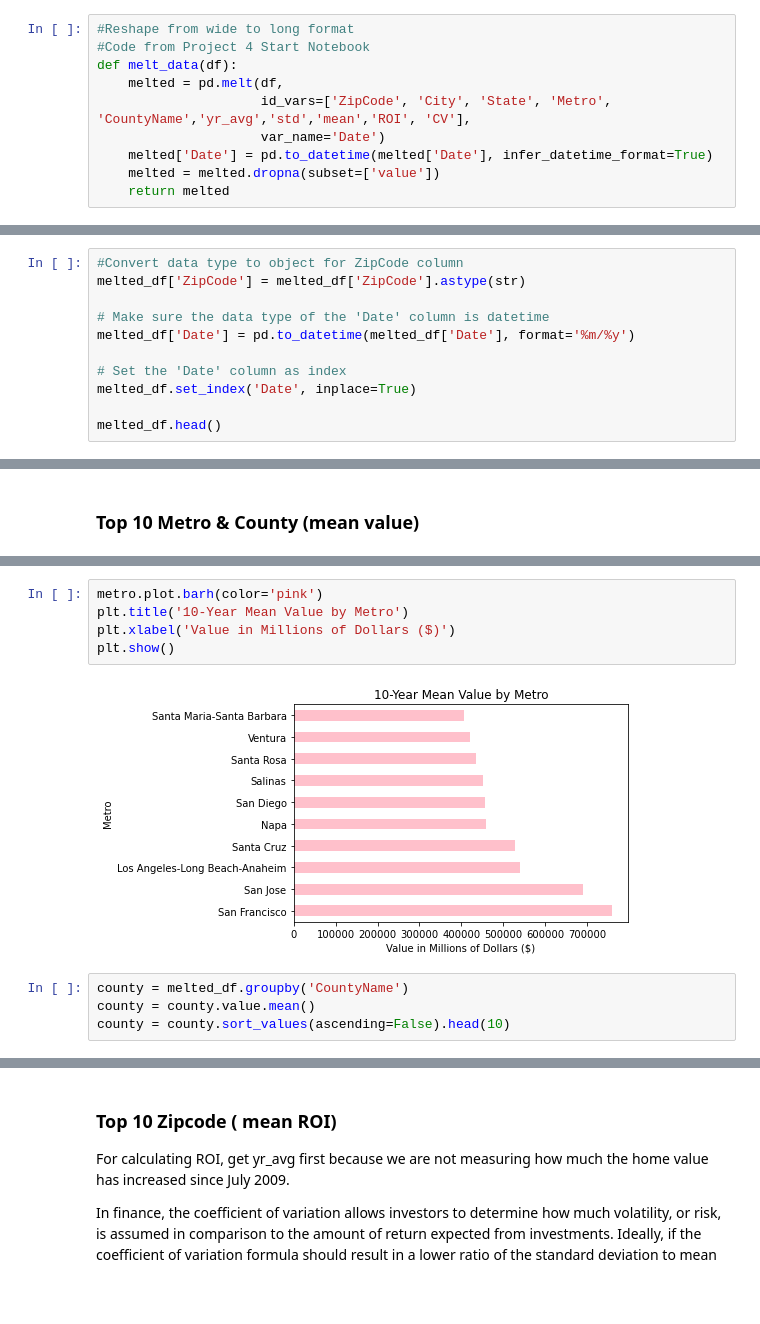
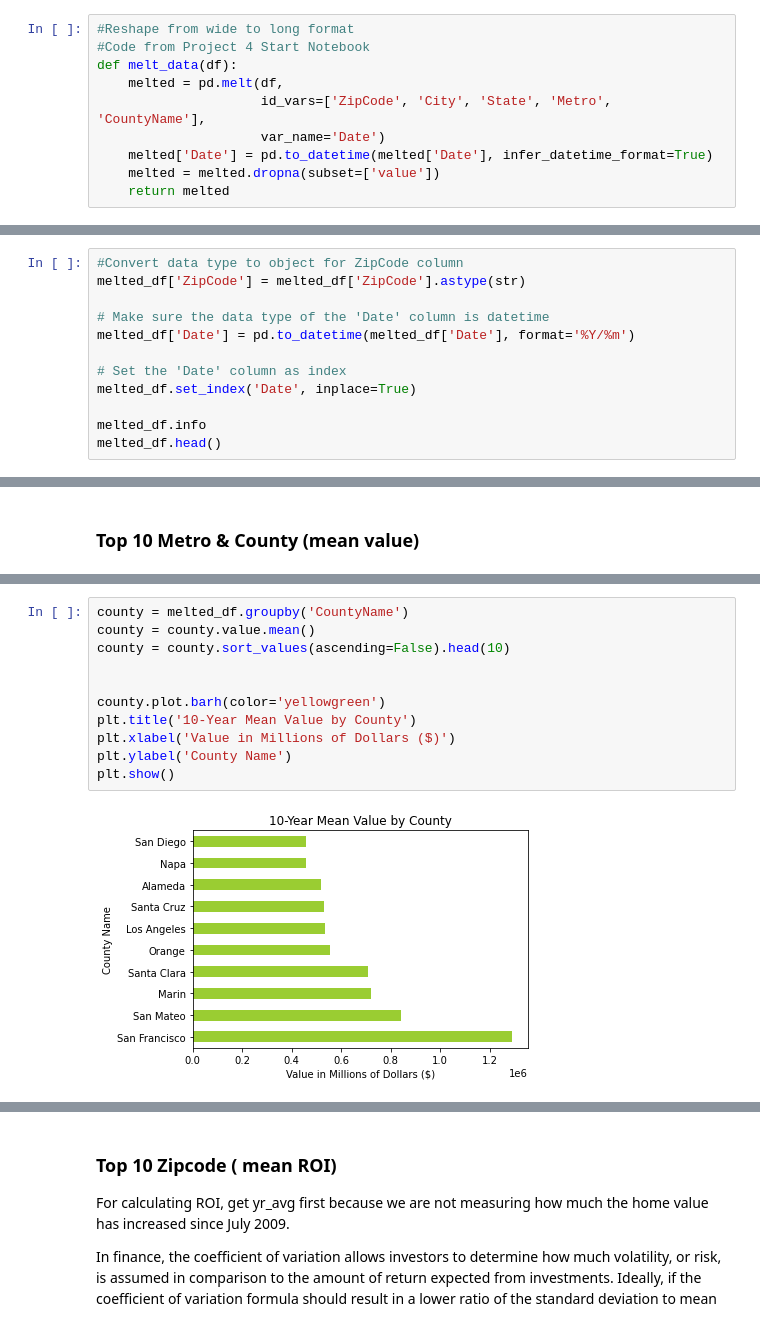
Before and after one commit to jennifernha/Zillow-Time-Series, a Jupyter notebook: Zillow Time Series Analysis.ipynb, the cells around one changed output, grey strips where cells are left out. Drawn from its saved outputs; the diff is of its cells as text; blank space fills up the shorter version.

```diff
--- a/Zillow Time Series Analysis.ipynb
+++ b/Zillow Time Series Analysis.ipynb
@@ -152,7 +133,7 @@ Our client mainly wants to focus on CA. let's drop the rest.
 #Code from Project 4 Start Notebook
 def melt_data(df):
     melted = pd.melt(df,
-                     id_vars=['ZipCode', 'City', 'State', 'Metro', 'CountyName','yr_avg','std','mean','ROI', 'CV'],
+                     id_vars=['ZipCode', 'City', 'State', 'Metro', 'CountyName'],
                      var_name='Date')
     melted['Date'] = pd.to_datetime(melted['Date'], infer_datetime_format=True)
     melted = melted.dropna(subset=['value'])
@@ -185,10 +161,11 @@ memory usage: 9.6+ MB
 melted_df['ZipCode'] = melted_df['ZipCode'].astype(str)
 
 # Make sure the data type of the 'Date' column is datetime
-melted_df['Date'] = pd.to_datetime(melted_df['Date'], format='%m/%y')
+melted_df['Date'] = pd.to_datetime(melted_df['Date'], format='%Y/%m')
 
 # Set the 'Date' column as index
 melted_df.set_index('Date', inplace=True)
 
+melted_df.info
 melted_df.head()
 # %% [output]
@@ -266,11 +231,13 @@ metro = metro.sort_values(ascending=False).head(10)
 # %%
-metro.plot.barh(color='pink')
-plt.title('10-Year Mean Value by Metro')
+county = melted_df.groupby('CountyName')
+county = county.value.mean()
+county = county.sort_values(ascending=False).head(10)
+
+
+county.plot.barh(color='yellowgreen')
+plt.title('10-Year Mean Value by County')
 plt.xlabel('Value in Millions of Dollars ($)')
+plt.ylabel('County Name')
 plt.show()
 # %% [output]
-[figure, old version]
+[figure, new version]
-# %%
-county = melted_df.groupby('CountyName')
-county = county.value.mean()
-county = county.sort_values(ascending=False).head(10)
```
Also changed, not shown: parts of 91 cells of this notebook.
